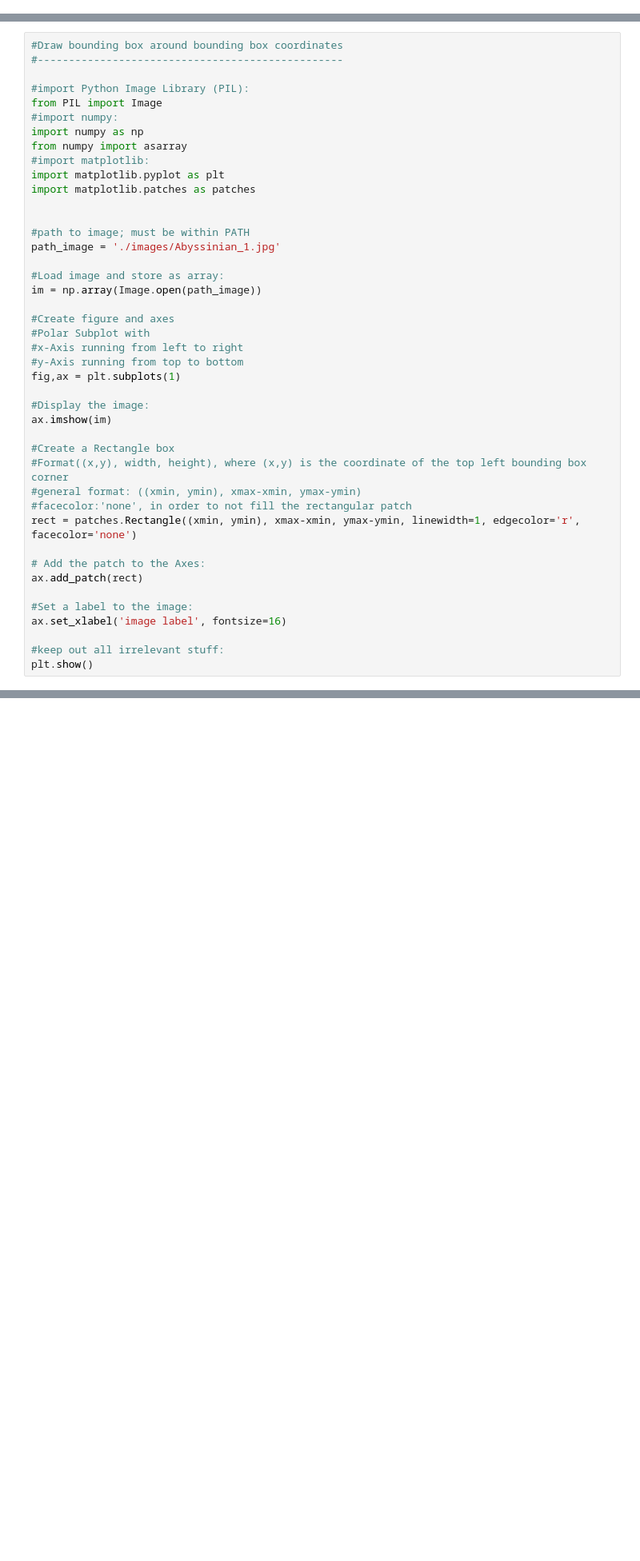
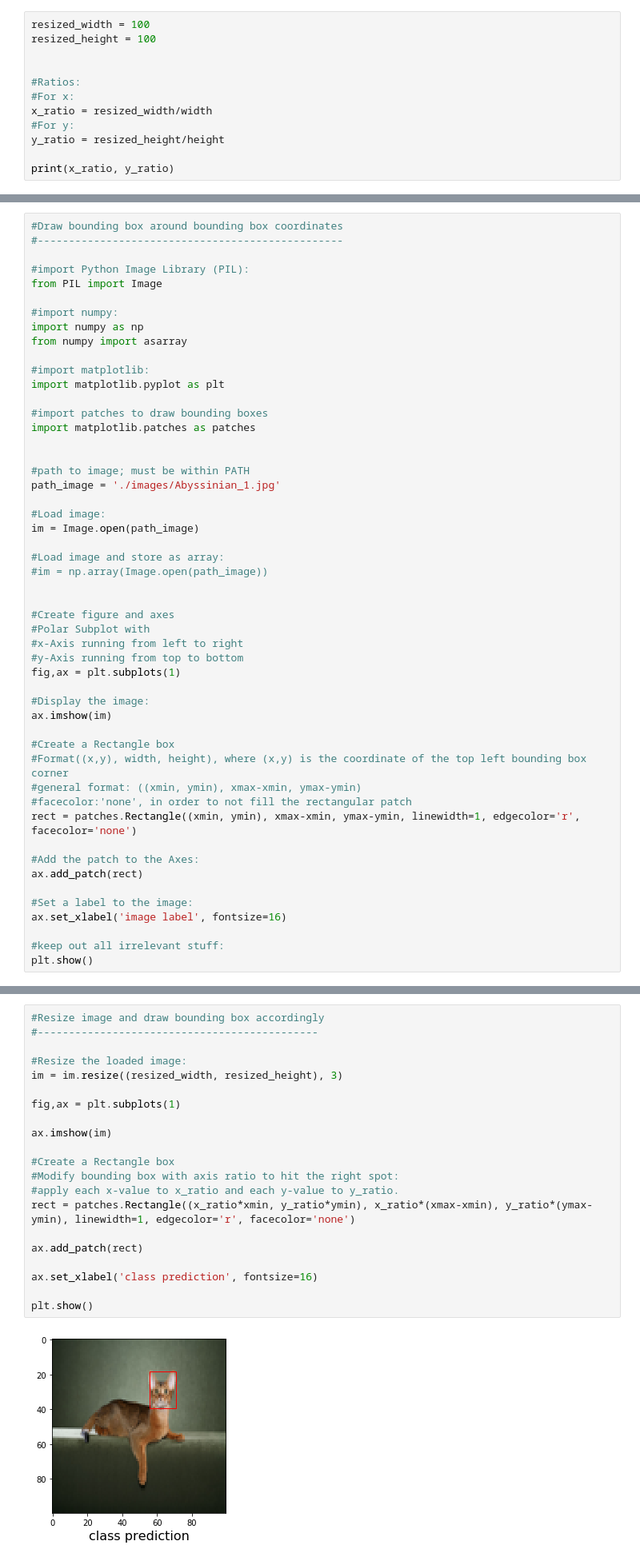
Before and after one commit to MJimitater/Image-PreProcessing, a Jupyter notebook: working_with_xmls.ipynb, the cells around one changed output, grey strips where cells are left out. Shown at 80% size. Cells and saved outputs as stored; diff of their text form; blank space fills up the shorter version.

Commit message:
added function to deal with resized images

```diff
--- a/working_with_xmls.ipynb
+++ b/working_with_xmls.ipynb
@@ -102,0 +118,12 @@ for child_elem in root_Abyssinian1.iter('bndbox'):
+# %%
+resized_width = 100
+resized_height = 100
+
+
+#Ratios:
+#For x:
+x_ratio = resized_width/width
+#For y:
+y_ratio = resized_height/height
+
+print(x_ratio, y_ratio)
@@ -106,19 +135,27 @@ for child_elem in root_Abyssinian1.iter('bndbox'):
 
 #import Python Image Library (PIL):
 from PIL import Image
+
 #import numpy:
 import numpy as np
 from numpy import asarray
+
 #import matplotlib:
 import matplotlib.pyplot as plt
+
+#import patches to draw bounding boxes
 import matplotlib.patches as patches
 
 
 #path to image; must be within PATH
 path_image = './images/Abyssinian_1.jpg'
 
+#Load image:
+im = Image.open(path_image)
+
 #Load image and store as array:
-im = np.array(Image.open(path_image))
+#im = np.array(Image.open(path_image))
+
 
 #Create figure and axes
 #Polar Subplot with
@@ -135,7 +172,7 @@ ax.imshow(im)
 #facecolor:'none', in order to not fill the rectangular patch
 rect = patches.Rectangle((xmin, ymin), xmax-xmin, ymax-ymin, linewidth=1, edgecolor='r', facecolor='none')
 
-# Add the patch to the Axes:
+#Add the patch to the Axes:
 ax.add_patch(rect)
 
 #Set a label to the image:
@@ -145,3 +182,26 @@ ax.set_xlabel('image label', fontsize=16)
 plt.show()
 # %% [output]
 [figure]
+# %%
+#Resize image and draw bounding box accordingly
+#---------------------------------------------
+
+#Resize the loaded image:
+im = im.resize((resized_width, resized_height), 3)
+
+fig,ax = plt.subplots(1)
+
+ax.imshow(im)
+
+#Create a Rectangle box
+#Modify bounding box with axis ratio to hit the right spot:
+#apply each x-value to x_ratio and each y-value to y_ratio.
+rect = patches.Rectangle((x_ratio*xmin, y_ratio*ymin), x_ratio*(xmax-xmin), y_ratio*(ymax-ymin), linewidth=1, edgecolor='r', facecolor='none')
+
+ax.add_patch(rect)
+
+ax.set_xlabel('class prediction', fontsize=16)
+
+plt.show()
+# %% [output]
+[figure, added]
```
Also changed, not shown: parts of 3 cells of this notebook, 1 other file.
